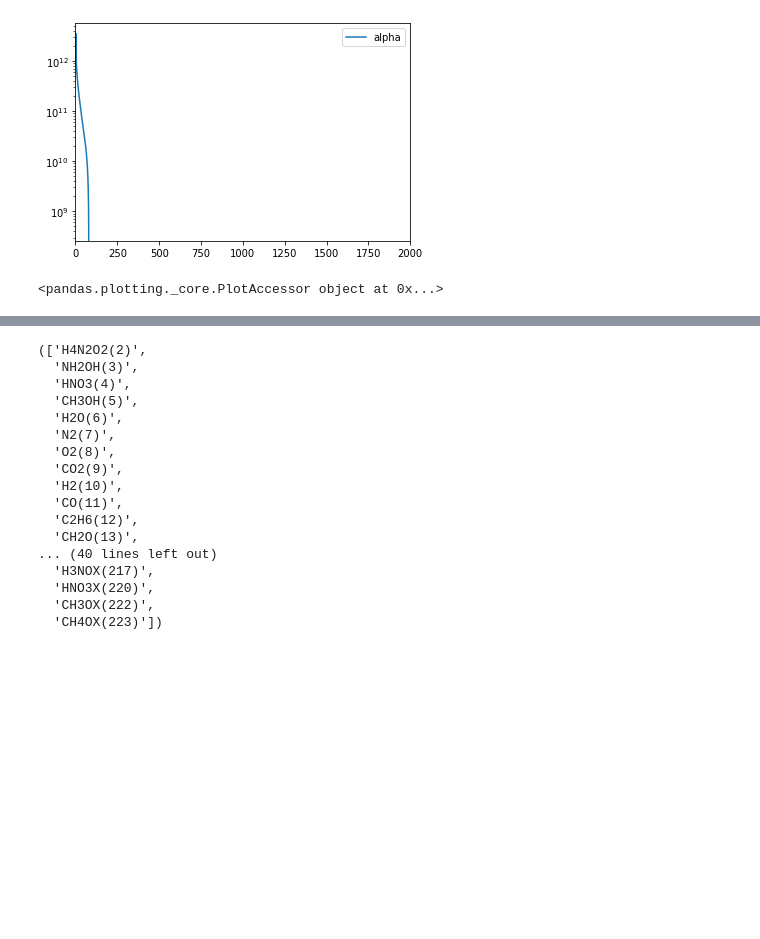
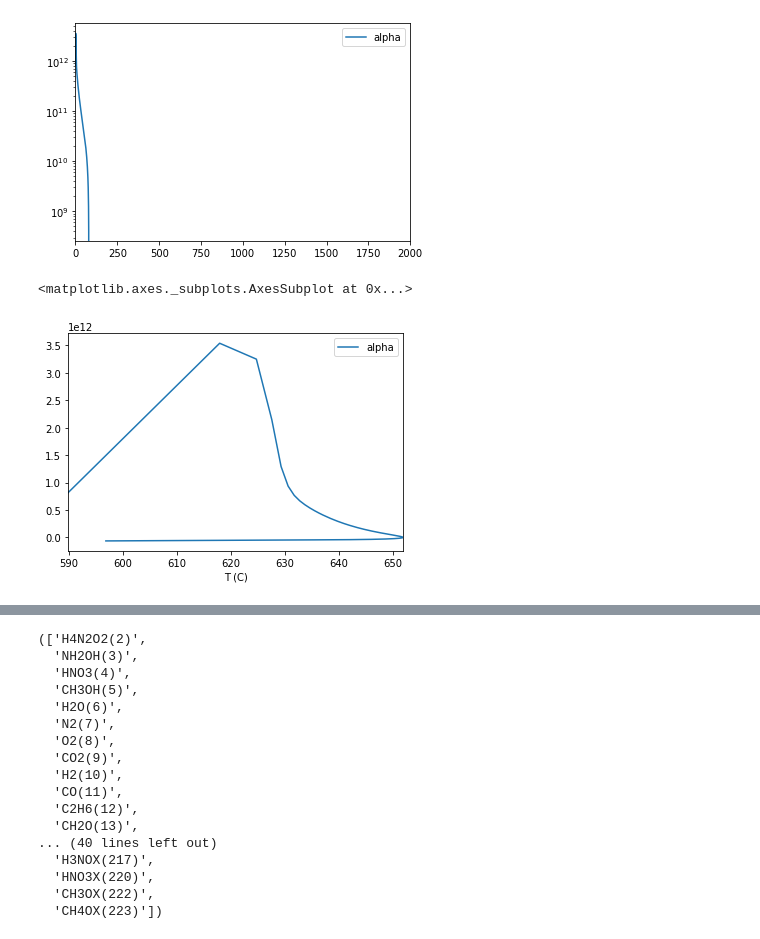
Before and after one commit to ChrisBNEU/HAN, a Jupyter notebook: CanteraModels/rocketman.ipynb, the cells around one changed output, grey strips where cells are left out. Drawn from its saved outputs; the diff is of its cells as text; code cells hidden in the pictures; blank space fills up the shorter version.

```diff
--- a/CanteraModels/rocketman.ipynb
+++ b/CanteraModels/rocketman.ipynb
@@ -554,6 +530,7 @@ data[['alpha']].plot(logy=True)
 <matplotlib.axes._subplots.AxesSubplot at 0x...>
 [figure]
 # %%
-data[['T (C)', 'alpha']].plot
+data.plot(x='T (C)',y='alpha')
 # %% [output]
-<pandas.plotting._core.PlotAccessor object at 0x...>
+<matplotlib.axes._subplots.AxesSubplot at 0x...>
+[figure, added]
```
Also changed, not shown: parts of 21 cells of this notebook, 2 other files.
